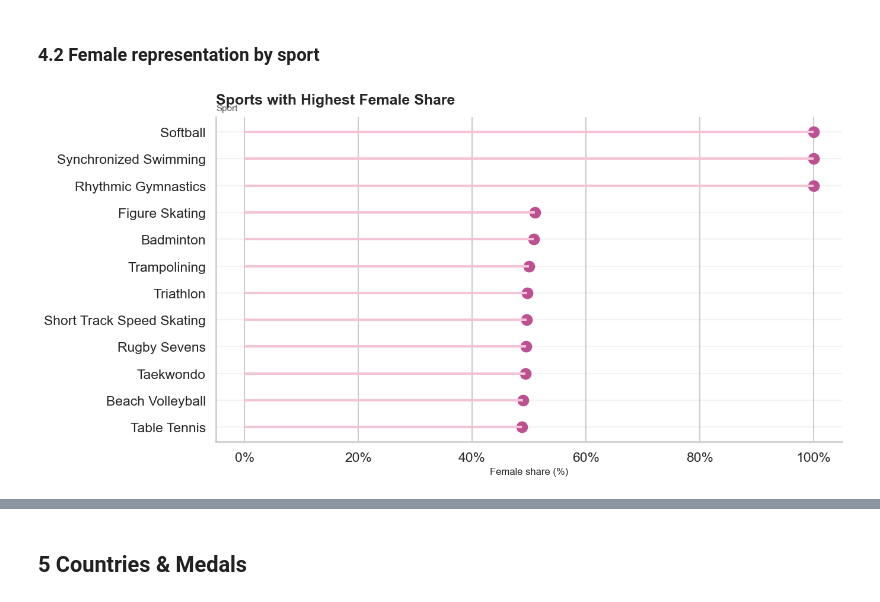
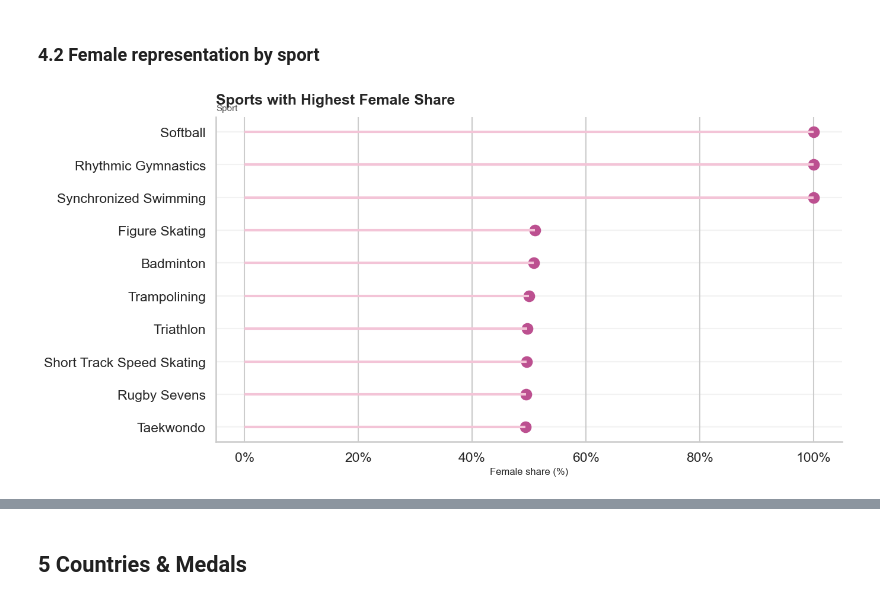
Before and after one commit to com-480-data-visualization/DataRizz, a Jupyter notebook: milestones/milestone1/eda.ipynb, the cells around one changed output, grey strips where cells are left out. Cells and saved outputs as stored; diff of their text form; code cells hidden in the pictures.

```diff
--- a/milestones/milestone1/eda.ipynb
+++ b/milestones/milestone1/eda.ipynb
@@ -374,27 +474,57 @@ year_summary.head()
 # %% [markdown]
 ### 4.2 Female representation by sport
 # %%
-sport_gender = olympics.groupby(["sport","gender"]).size().unstack(fill_value=0)
+def plot_gender_share(df, gender):
 
-sport_gender["total"] = sport_gender.sum(axis=1)
-sport_gender["female_share"] = 100 * sport_gender["F"] / sport_gender["total"]
+    sport_gender = df.groupby(["sport", "gender"]).size().unstack(fill_value=0)
 
-sport_gender = sport_gender[sport_gender["total"] > 100]
+    sport_gender["total"] = sport_gender.sum(axis=1)
 
-top_female = sport_gender.sort_values("female_share", ascending=False).head(12).sort_values("female_share")
+    if gender == "F":
+        sport_gender["share"] = 100 * sport_gender["F"] / sport_gender["total"]
+        title = "Sports with Highest Female Share"
+        color_point = "#bc5090"
+        color_line = "#f3c4d7"
+        label = "Female share (%)"
+    else:
+        sport_gender["share"] = 100 * sport_gender["M"] / sport_gender["total"]
+        title = "Sports with Highest Male Share"
+        color_point = "#355070"
+        color_line = "#a8dadc"
+        label = "Male share (%)"
 
-fig, ax = plt.subplots(figsize=(14, 7))
-ax.scatter(top_female["female_share"], top_female.index, s=160, color="#bc5090")
-for y, val in enumerate(top_female["female_share"]):
-    ax.hlines(y=top_female.index[y], xmin=0, xmax=val, color="#f3c4d7", linewidth=3)
-polish_axes(
-    ax,
-    "Sports with Highest Female Share",
-    "Sport",
-    "Female share (%)",
-)
-ax.xaxis.set_major_formatter(mtick.PercentFormatter())
-plt.tight_layout()
-plt.show()
+    sport_gender = sport_gender[sport_gender["total"] > 100]
+
+    top_share = (
+        sport_gender.sort_values("share", ascending=False)
+        .head(10)
+        .sort_values("share")
+    )
+
+    fig, ax = plt.subplots(figsize=(14, 7))
+
+    ax.scatter(top_share["share"], top_share.index, s=160, color=color_point)
+
+    for y, val in enumerate(top_share["share"]):
+        ax.hlines(
+            y=top_share.index[y],
+            xmin=0,
+            xmax=val,
+            color=color_line,
+            linewidth=3
+        )
+
+    polish_axes(
+        ax,
+        title,
+        "Sport",
+        label,
+    )
+
+    ax.xaxis.set_major_formatter(mtick.PercentFormatter())
+    plt.tight_layout()
+    plt.show()
-# %% [output]
-[figure, removed]
+# %%
+plot_gender_share(olympics, "F")
+# %% [output]
+[figure, added]
```
Also changed, not shown: parts of 24 cells of this notebook.
